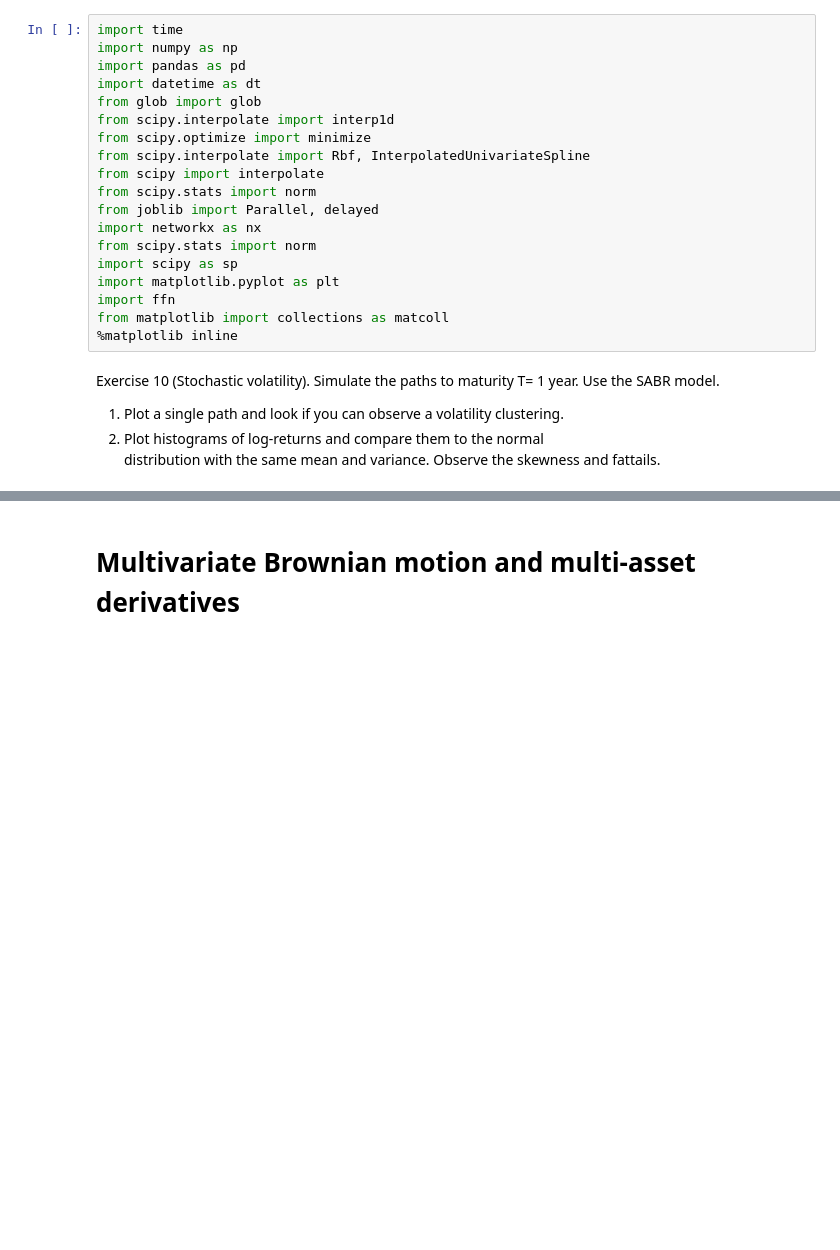
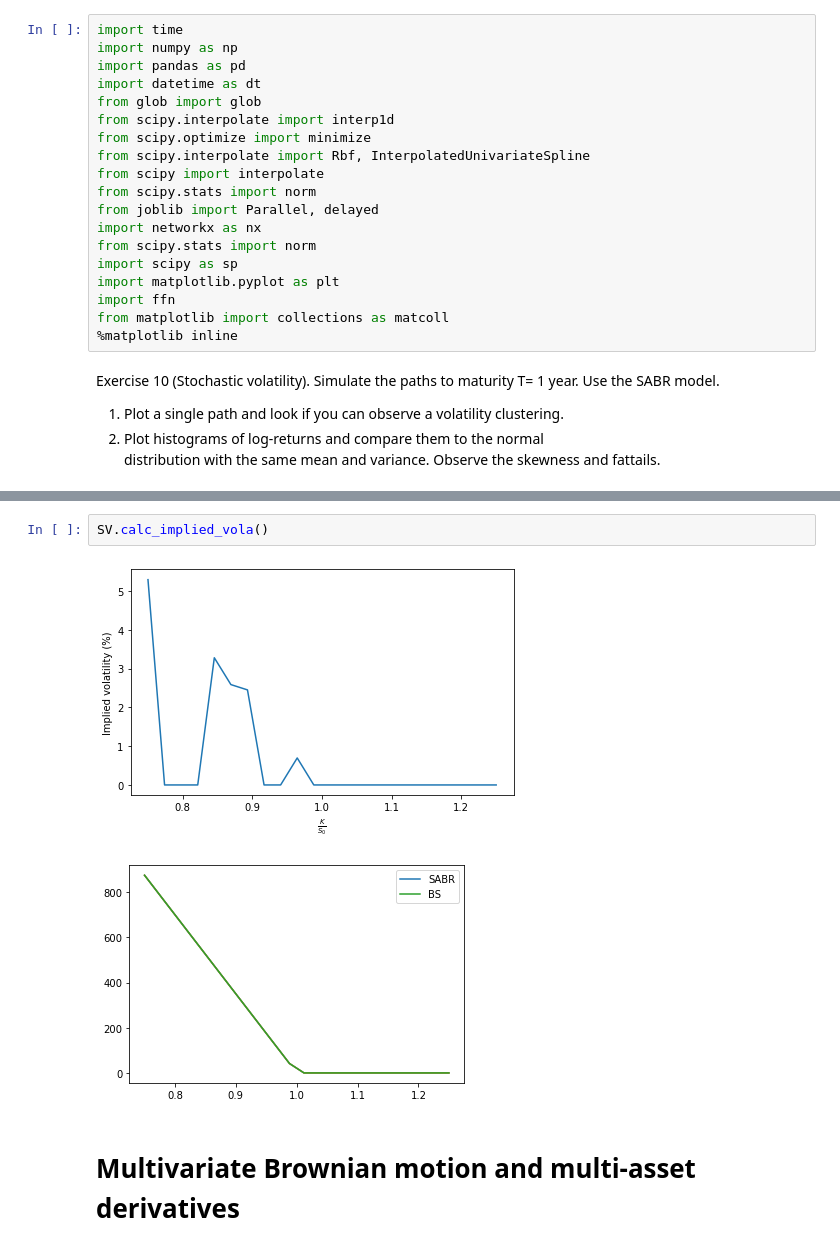
Before and after one commit to WillemJan9519/SPFDM-2, a Jupyter notebook: SPFDM 2.ipynb, the cells around one changed output, grey strips where cells are left out. Cells and saved outputs as stored; diff of their text form; blank space fills up the shorter version.

```diff
--- a/SPFDM 2.ipynb
+++ b/SPFDM 2.ipynb
@@ -316,3 +332,8 @@ SV.plot_analytic_impliedvol()
+# %%
+SV.calc_implied_vola()
+# %% [output]
+[figure, added]
+[figure, added]
 # %% [markdown]
 <h1>Multivariate Brownian motion and multi-asset derivatives</h1>
 # %%
```
Also changed, not shown: parts of 2 cells of this notebook.
